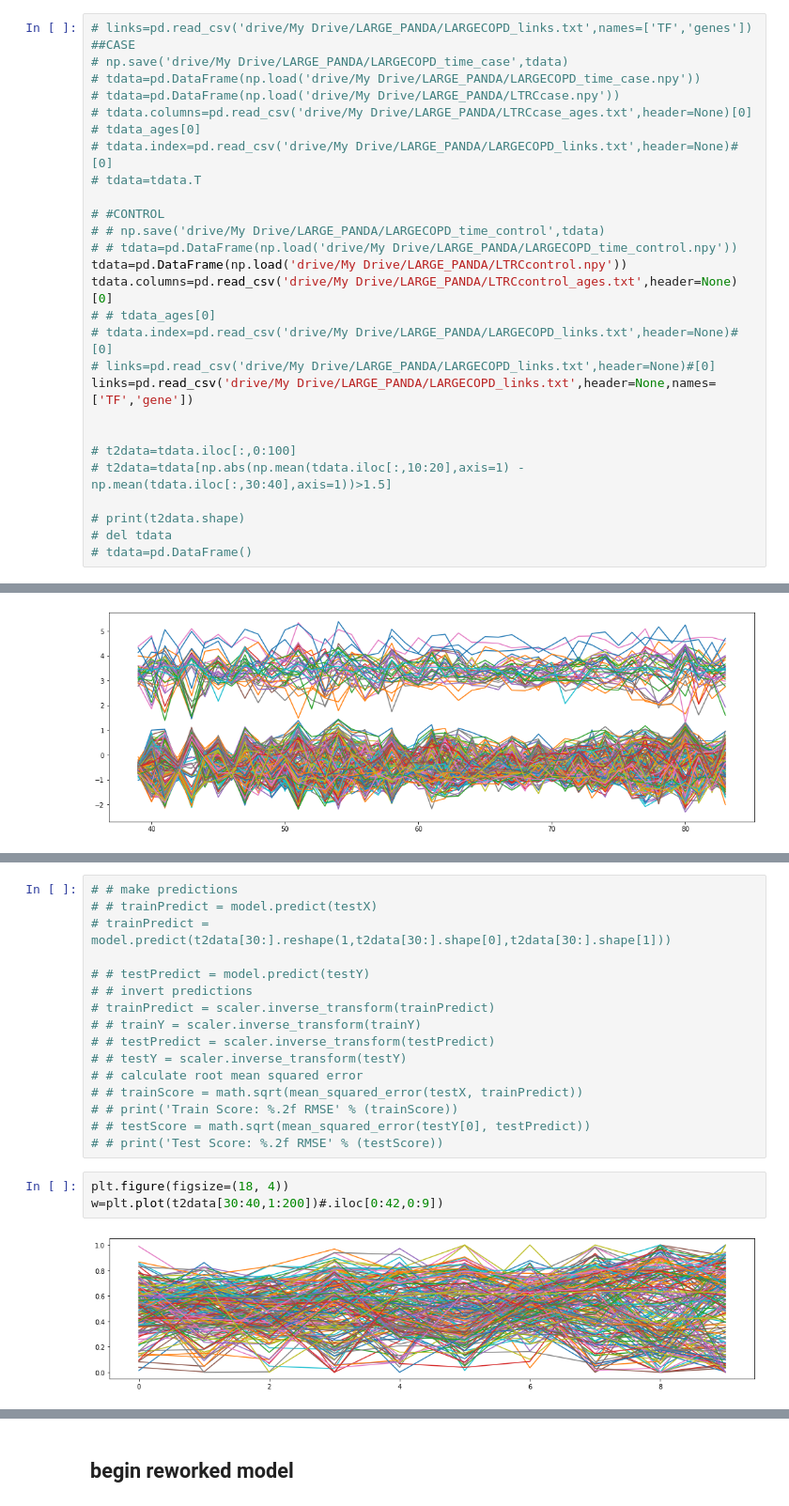
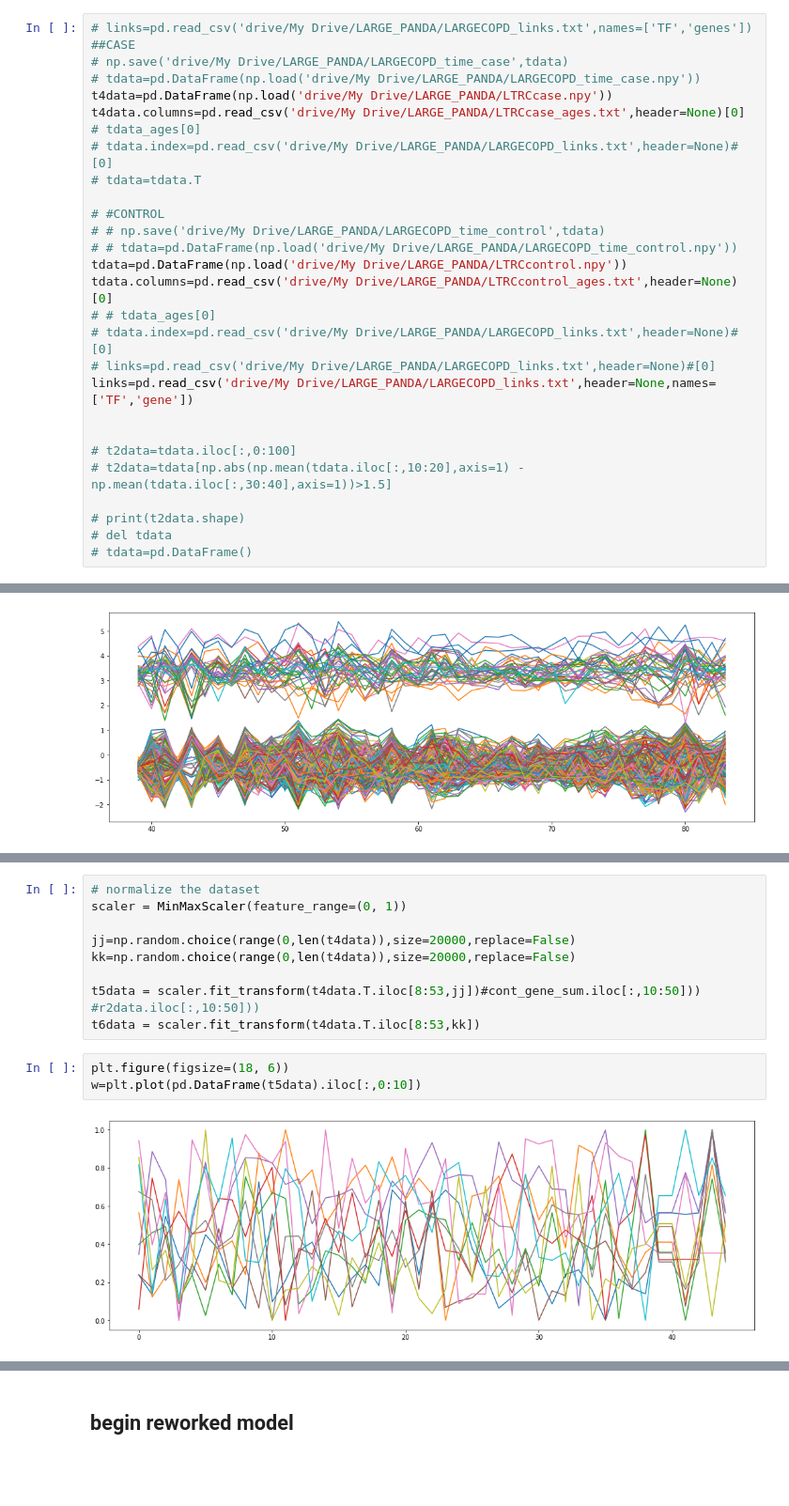
Before and after one commit to dcolinmorgan/prediction, a Jupyter notebook: tpu_LTRC_doge_LSTM.ipynb, the cells around one changed output, grey strips where cells are left out. Shown at 94% size. Saved outputs shown, nothing was run; the diff lists cells and outputs as text; blank space fills up the shorter version.

```diff
--- a/tpu_LTRC_doge_LSTM.ipynb
+++ b/tpu_LTRC_doge_LSTM.ipynb
@@ -23,8 +23,8 @@ Mounted at /content/drive
 ##CASE
 # np.save('drive/My Drive/LARGE_PANDA/LARGECOPD_time_case',tdata)
 # tdata=pd.DataFrame(np.load('drive/My Drive/LARGE_PANDA/LARGECOPD_time_case.npy'))
-# tdata=pd.DataFrame(np.load('drive/My Drive/LARGE_PANDA/LTRCcase.npy'))
-# tdata.columns=pd.read_csv('drive/My Drive/LARGE_PANDA/LTRCcase_ages.txt',header=None)[0]
+t4data=pd.DataFrame(np.load('drive/My Drive/LARGE_PANDA/LTRCcase.npy'))
+t4data.columns=pd.read_csv('drive/My Drive/LARGE_PANDA/LTRCcase_ages.txt',header=None)[0]
 # tdata_ages[0]
 # tdata.index=pd.read_csv('drive/My Drive/LARGE_PANDA/LARGECOPD_links.txt',header=None)#[0]
 # tdata=tdata.T
@@ -193,21 +99,14 @@ plt.show()
-# %%
-# # make predictions
-# # trainPredict = model.predict(testX)
-# trainPredict = model.predict(t2data[30:].reshape(1,t2data[30:].shape[0],t2data[30:].shape[1]))
-
-# # testPredict = model.predict(testY)
-# # invert predictions
-# trainPredict = scaler.inverse_transform(trainPredict)
-# # trainY = scaler.inverse_transform(trainY)
-# # testPredict = scaler.inverse_transform(testPredict)
-# # testY = scaler.inverse_transform(testY)
-# # calculate root mean squared error
-# # trainScore = math.sqrt(mean_squared_error(testX, trainPredict))
-# # print('Train Score: %.2f RMSE' % (trainScore))
-# # testScore = math.sqrt(mean_squared_error(testY[0], testPredict))
-# # print('Test Score: %.2f RMSE' % (testScore))
+# %%
+# normalize the dataset
+scaler = MinMaxScaler(feature_range=(0, 1))
+
+jj=np.random.choice(range(0,len(t4data)),size=20000,replace=False)
+kk=np.random.choice(range(0,len(t4data)),size=20000,replace=False)
+
+t5data = scaler.fit_transform(t4data.T.iloc[8:53,jj])#cont_gene_sum.iloc[:,10:50])) #r2data.iloc[:,10:50]))
+t6data = scaler.fit_transform(t4data.T.iloc[8:53,kk])
 # %%
-plt.figure(figsize=(18, 4))
-w=plt.plot(t2data[30:40,1:200])#.iloc[0:42,0:9])
+plt.figure(figsize=(18, 6))
+w=plt.plot(pd.DataFrame(t5data).iloc[:,0:10])
 # %% [output]
-[figure, old version]
+[figure, new version]
```
Also changed, not shown: parts of 34 cells of this notebook.
